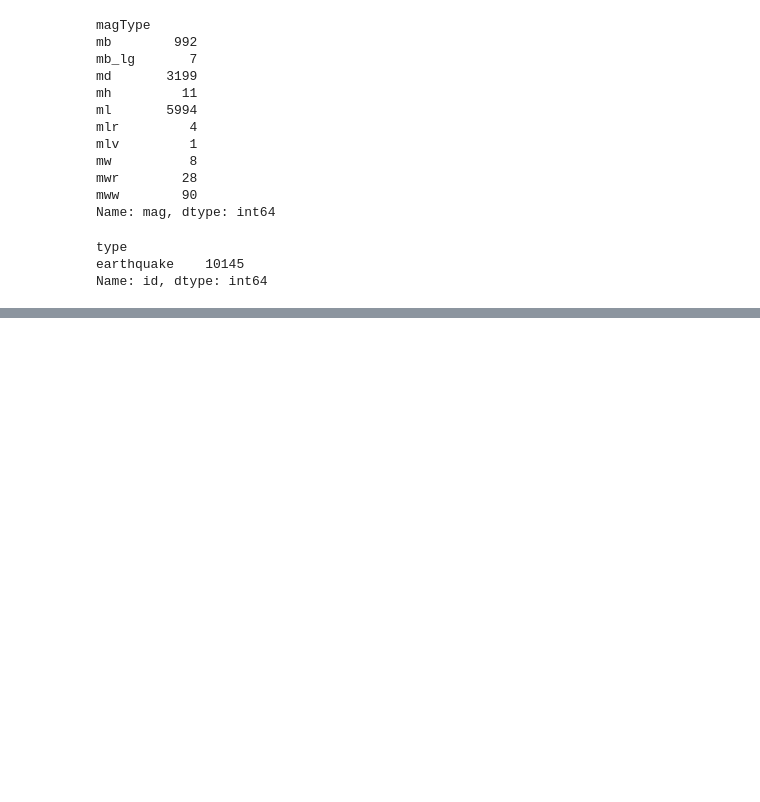
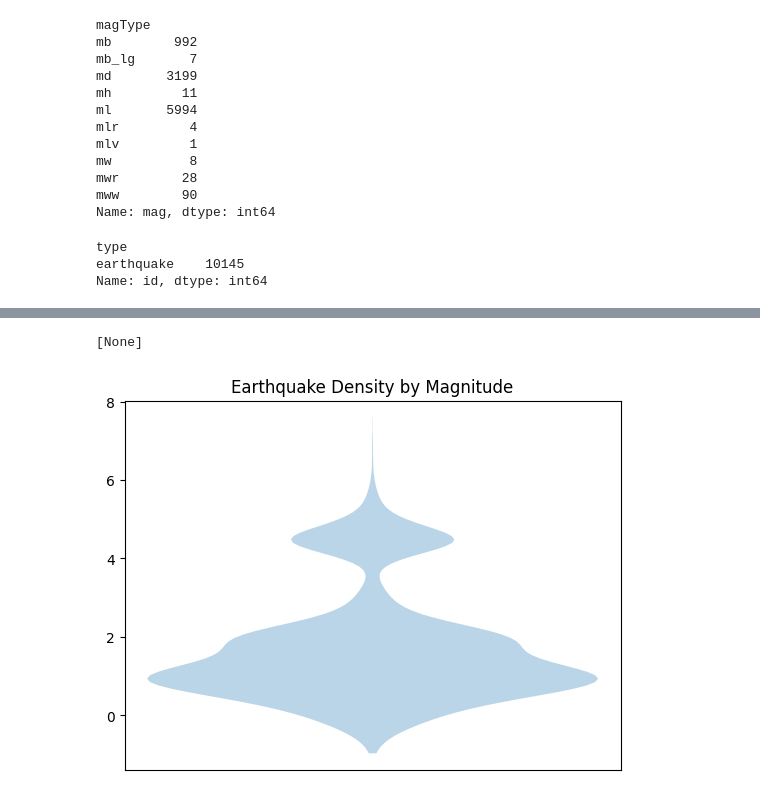
Before and after one commit to Korrin-F/tDA_Eathquake_Data_Analysis, a Jupyter notebook: earthquake_analysis.ipynb, the cells around one changed output, grey strips where cells are left out. Saved outputs shown, nothing was run; the diff lists cells and outputs as text; code cells hidden in the pictures; blank space fills up the shorter version.

```diff
--- a/earthquake_analysis.ipynb
+++ b/earthquake_analysis.ipynb
@@ -78,0 +194,16 @@ plt.scatter(earthquake_gap_iso['magSource'], earthquake_gap_iso['gap'])
+# %%
+#-------------------------------------------
+# Lets focus on the highest magnitude earthquakes
+#-------------------------------------------
+# lets view the mag column data again
+# the highest recorded magnitude is 7.6 which out of 10 is pretty high
+earthquake_mag_iso['mag'].describe()
+
+# lets reorder my table by magnitude
+earthquake_mag_iso = earthquake_mag_iso.sort_values(by=['mag'], ascending=False)
+
+# lets see the top 10 highest magnitude earthquakes
+earthquake_mag_iso.head(10)
+
+# lets see all mag values from 6 and above
+earthquake_mag_iso[earthquake_mag_iso['mag'] >= 6]
@@ -78,0 +224,34 @@ plt.scatter(earthquake_gap_iso['magSource'], earthquake_gap_iso['gap'])
+# %%
+# -------------------------------------------
+# Graph showing density of earthquakes by magnitude
+# -------------------------------------------
+# create a new column that counts the number of earthquakes in each magnitude
+earthquake_mag_iso['magCount'] = earthquake_mag_iso.groupby('mag')['mag'].transform('count')
+
+
+# lets count the unique values in the mag column
+earthquake_mag_iso.groupby('mag').count()['magCount']
+
+
+# lets create a graph showing the density of earthquakes by magnitude
+plt.violinplot(earthquake_mag_iso['mag'], showmeans=False, showmedians=False, showextrema=False)
+
+# remove the x axis label
+plt.xlabel('')
+
+# remove the x axis numbers
+plt.xticks([])
+
+# add a title
+plt.title('Earthquake Density by Magnitude')
+
+# change the colour of the violin plot
+plt.setp(plt.gca(), 'facecolor', 'white')
+
+
+
+# Conclusions:
+# the graph shows that the majority of earthquakes are between 0 and 2.5 magnitude
+# %% [output]
+[None]
+[figure, added]
```
Also changed, not shown: parts of 9 cells of this notebook, 2 other files.
